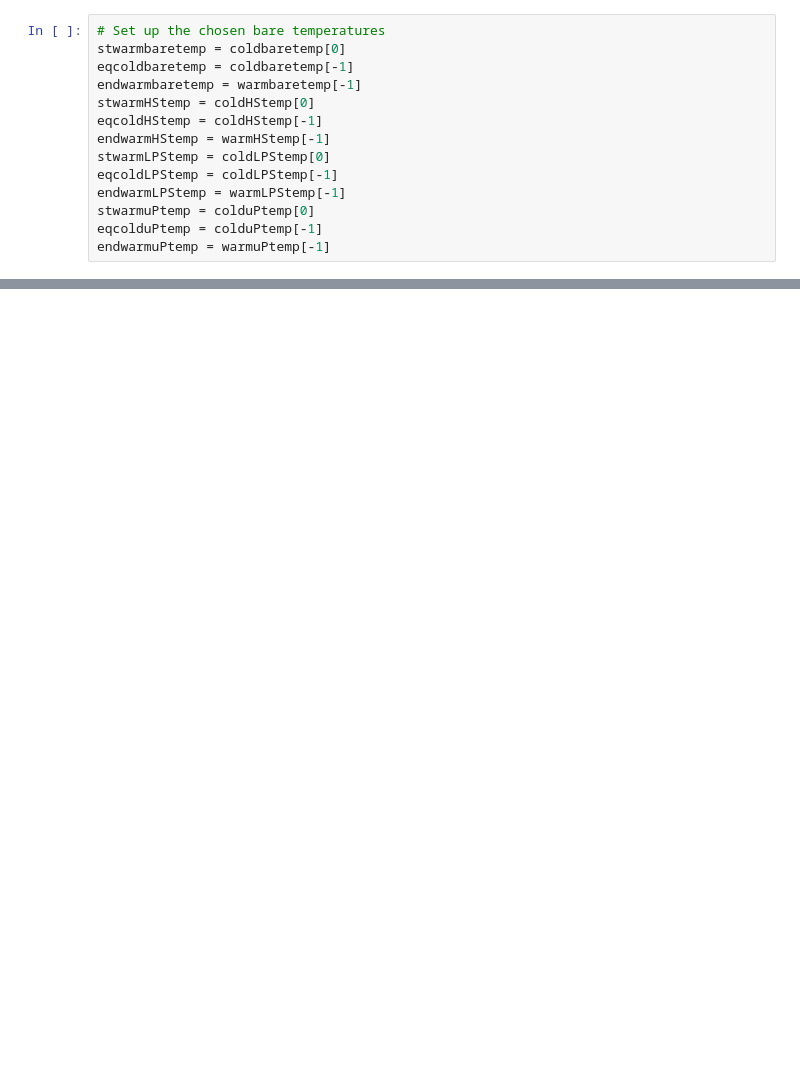
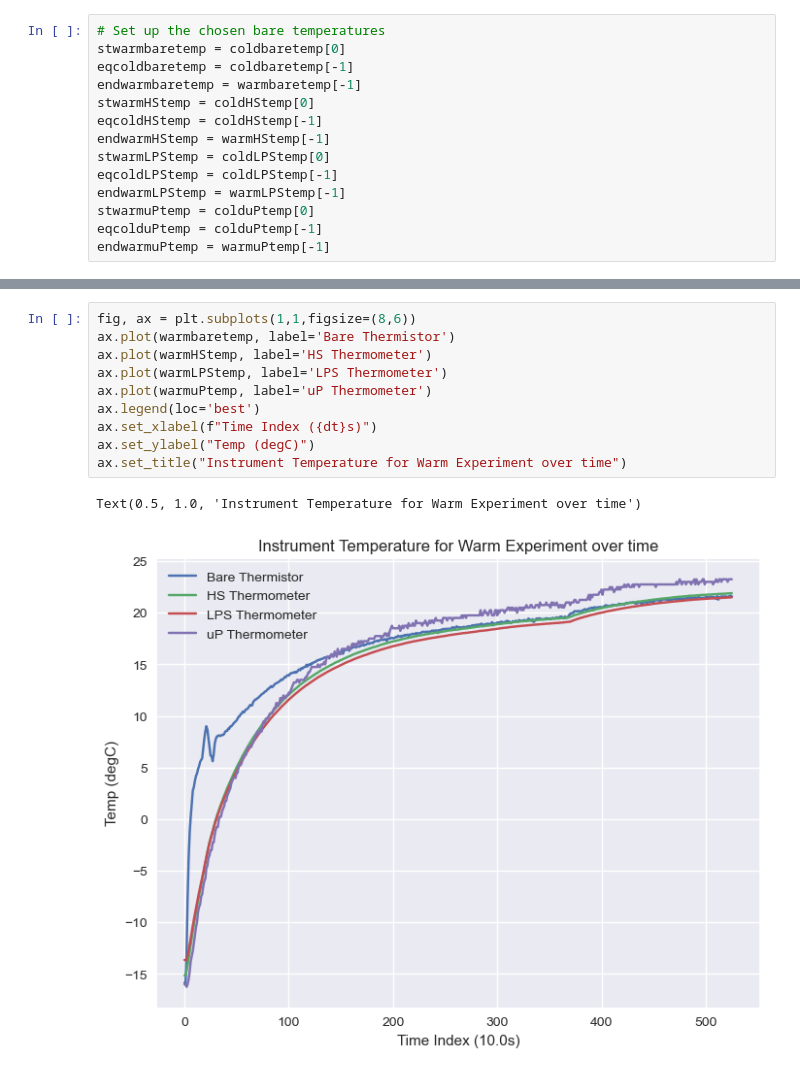
Before and after one commit to LucilleGorbe/clasp324_gorbele, a Jupyter notebook: Lab4/lab4.ipynb, the cells around one changed output, grey strips where cells are left out. Cells and saved outputs as stored; diff of their text form; blank space fills up the shorter version.

```diff
--- a/Lab4/lab4.ipynb
+++ b/Lab4/lab4.ipynb
@@ -169,3 +210,16 @@ print(-1/coefs[0])
+# %%
+fig, ax = plt.subplots(1,1,figsize=(8,6))
+ax.plot(warmbaretemp, label='Bare Thermistor')
+ax.plot(warmHStemp, label='HS Thermometer')
+ax.plot(warmLPStemp, label='LPS Thermometer')
+ax.plot(warmuPtemp, label='uP Thermometer')
+ax.legend(loc='best')
+ax.set_xlabel(f"Time Index ({dt}s)")
+ax.set_ylabel("Temp (degC)")
+ax.set_title("Instrument Temperature for Warm Experiment over time")
+# %% [output]
+Text(0.5, 1.0, 'Instrument Temperature for Warm Experiment over time')
+[figure, added]
 # %%
 plt.plot(baretemp)
 # %% [output]
```
Also changed, not shown: parts of 13 cells of this notebook.
